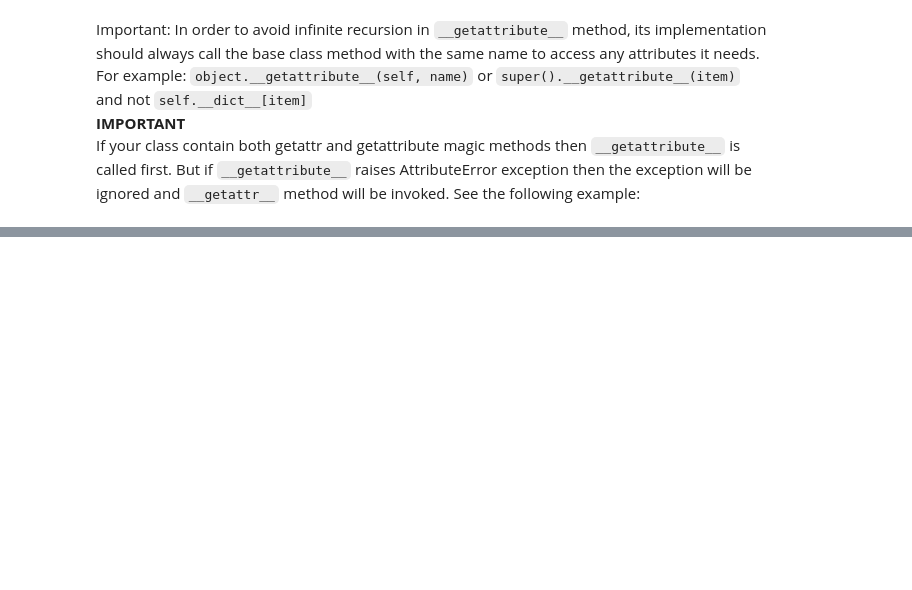
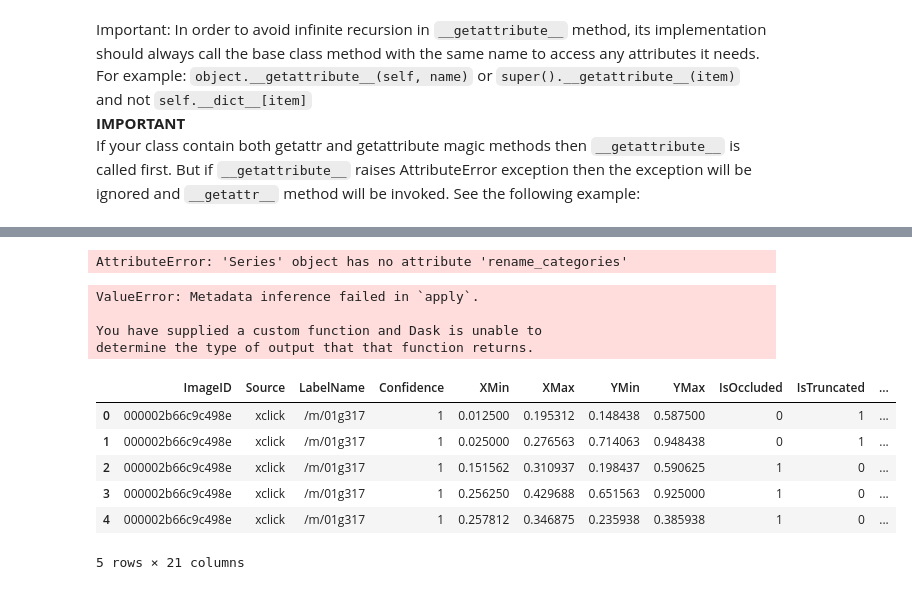
Before and after one commit to sarveshamberkar/machinelearning2021, a Jupyter notebook: 1_python/practice/notebook/Expert.ipynb, the cells around one changed output, grey strips where cells are left out. Cells and saved outputs as stored; diff of their text form; code cells hidden in the pictures; blank space fills up the shorter version.

```diff
--- a/1_python/practice/notebook/Expert.ipynb
+++ b/1_python/practice/notebook/Expert.ipynb
@@ -182,0 +260,25 @@ print(obj1.current)
+# %%
+import dask.dataframe as dd
+a = dd.read_csv('oidv6-train-annotations-bbox.csv')
+a['LabelName'] = a['LabelName'].astype('category')
+a['LabelName'].rename_categories(d['names'])
+# %% [output]
+AttributeError: 'Series' object has no attribute 'rename_categories'
+# %%
+main = a.compute()
+for i in range(len(main)):
+# %% [output]
+ValueError: Metadata inference failed in `apply`.
+
+You have supplied a custom function and Dask is unable to
+determine the type of output that that function returns.
+# %%
+a.head()
+# %% [output]
+|  | ImageID | Source | LabelName | Confidence | XMin | XMax | YMin | YMax | IsOccluded | IsTruncated | ... |
+| 0 | 000002b66c9c498e | xclick | /m/01g317 | 1 | 0.012500 | 0.195312 | 0.148438 | 0.587500 | 0 | 1 | ... |
+| 1 | 000002b66c9c498e | xclick | /m/01g317 | 1 | 0.025000 | 0.276563 | 0.714063 | 0.948438 | 0 | 1 | ... |
+| 2 | 000002b66c9c498e | xclick | /m/01g317 | 1 | 0.151562 | 0.310937 | 0.198437 | 0.590625 | 1 | 0 | ... |
+| 3 | 000002b66c9c498e | xclick | /m/01g317 | 1 | 0.256250 | 0.429688 | 0.651563 | 0.925000 | 1 | 0 | ... |
+| 4 | 000002b66c9c498e | xclick | /m/01g317 | 1 | 0.257812 | 0.346875 | 0.235938 | 0.385938 | 1 | 0 | ... |
+5 rows × 21 columns
```
Also changed, not shown: parts of 12 cells of this notebook, 13 other files.
